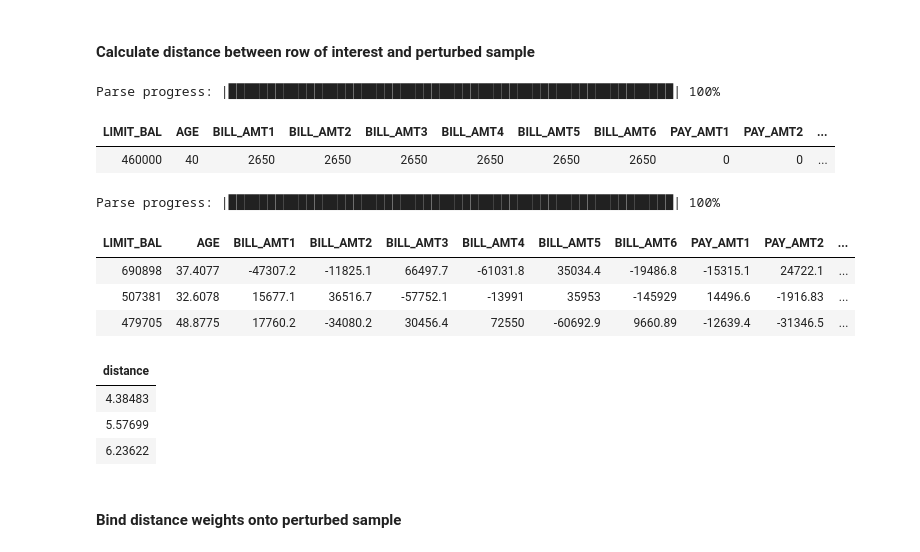
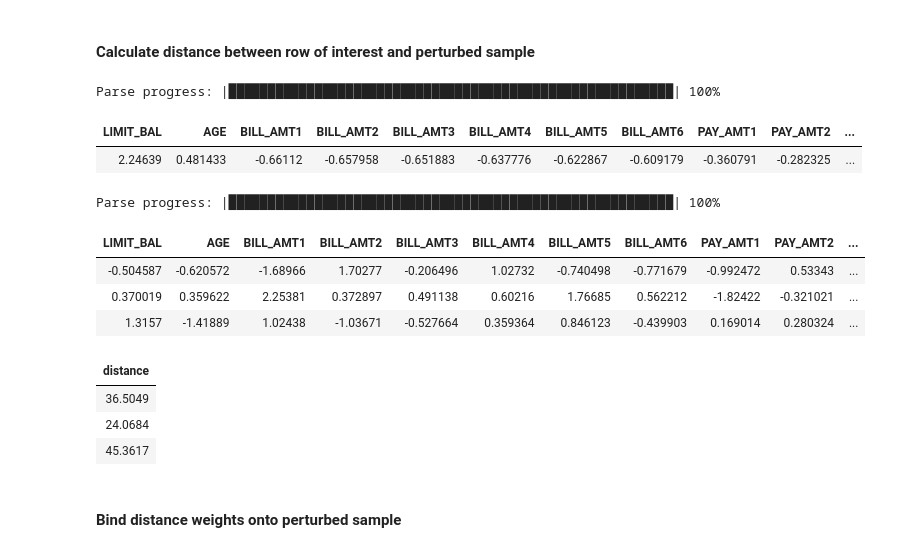
Before and after one commit to jphall663/interpretable_machine_learning_with_python, a Jupyter notebook: lime.ipynb, the cells around one changed output. Saved outputs shown, nothing was run; the diff lists cells and outputs as text; code cells hidden in the pictures.

```diff
--- a/lime.ipynb
+++ b/lime.ipynb
@@ -115,7 +114,7 @@ def recode_cc_data(frame):
         frame: Pandas DataFrame version of UCI credit card default data.
 
     Returns:
-        Pandas DataFrame with recoded values.
+        H2OFrame with recoded values.
 
     """
 
@@ -132,10 +131,10 @@ def recode_cc_data(frame):
     frame['SEX'] = frame['SEX'].apply(lambda i: sex_dict[i])
     frame['EDUCATION'] = frame['EDUCATION'].apply(lambda i: education_dict[i])
     frame['MARRIAGE'] = frame['MARRIAGE'].apply(lambda i: marriage_dict[i])
-    for name in  frame.columns:
+    for name in frame.columns:
         if name in ['PAY_0', 'PAY_2', 'PAY_3', 'PAY_4', 'PAY_5', 'PAY_6']:
             frame[name] = frame[name].apply(lambda i: pay_dict[i])
 
-    return frame
+    return h2o.H2OFrame(frame)
 
 data = recode_cc_data(data)
@@ -144,3 +142,0 @@ data = recode_cc_data(data)
-# %%
-data = h2o.H2OFrame(data)    # convert
-data[y] = data[y].asfactor() # ensure target is handled as a categorical variable
@@ -189,7 +187,6 @@ model = H2OGradientBoostingEstimator(ntrees=150,            # maximum 150 trees
                                      max_depth=4,           # trees can have maximum depth of 4
                                      sample_rate=0.9,       # use 90% of rows in each iteration (tree)
                                      col_sample_rate=0.9,   # use 90% of variables in each iteration (tree)
-                                     balance_classes=True,  # sample to balance 0/1 distribution of target - helps LOCO
                                      stopping_rounds=5,     # stop if validation error does not decrease for 5 iterations (trees)
                                      seed=12345)            # random seed for reproducibility
 
@@ -259,8 +256,17 @@ perturbed_sample.head(n=3)
 # %% [markdown]
 #### Calculate distance between row of interest and perturbed sample
 # %%
-# one-hot encoding for calculating Euclidian distance
-row_df = test[test['ID'] == 22760].as_data_frame()
+# scaling and one-hot encoding for calculating Euclidian distance
+
+# scale numeric
+numeric = list(set(X) - set(['ID', 'SEX', 'EDUCATION', 'MARRIAGE', 'PAY_0', 'PAY_2',
+                             'PAY_3', 'PAY_4', 'PAY_5', 'PAY_6', 'DEFAULT_NEXT_MONTH']))
+
+scaled_test = test.as_data_frame()
+scaled_test[numeric] = (scaled_test[numeric] - scaled_test[numeric].mean())/scaled_test[numeric].std()
+
+# encode categorical
+row_df = scaled_test[scaled_test['ID'] == 22760]
 row_dummies = pd.concat([row_df.drop(['ID', 'SEX', 'EDUCATION', 'MARRIAGE', 'PAY_0', 'PAY_2',
                                    'PAY_3', 'PAY_4', 'PAY_5', 'PAY_6', 'DEFAULT_NEXT_MONTH'], axis=1),
                         pd.get_dummies(row_df[['SEX', 'EDUCATION', 'MARRIAGE', 'PAY_0',
@@ -273,36 +279,40 @@ row_dummies
 # %% [output]
 Parse progress: |█████████████████████████████████████████████████████████| 100%
 | LIMIT_BAL | AGE | BILL_AMT1 | BILL_AMT2 | BILL_AMT3 | BILL_AMT4 | BILL_AMT5 | BILL_AMT6 | PAY_AMT1 | PAY_AMT2 | ... |
-| 460000 | 40 | 2650 | 2650 | 2650 | 2650 | 2650 | 2650 | 0 | 0 | ... |
+| 2.24639 | 0.481433 | -0.66112 | -0.657958 | -0.651883 | -0.637776 | -0.622867 | -0.609179 | -0.360791 | -0.282325 | ... |
 # %%
-# one-hot encoding for calculating Euclidian distance
-perturbed_sample_dummies = pd.concat([perturbed_sample.drop(['SEX', 'EDUCATION', 'MARRIAGE', 'PAY_0', 'PAY_2',
-                                                             'PAY_3', 'PAY_4', 'PAY_5', 'PAY_6'], axis=1),
+# scaling and one-hot encoding for calculating Euclidian distance
+
+# scale
+scaled_perturbed_sample = perturbed_sample[numeric].copy(deep=True)
+scaled_perturbed_sample = (scaled_perturbed_sample - scaled_perturbed_sample.mean())/scaled_perturbed_sample.std()
+
+# encode
+perturbed_sample_dummies = pd.concat([scaled_perturbed_sample,
                                       pd.get_dummies(perturbed_sample[['SEX', 'EDUCATION', 'MARRIAGE', 'PAY_0',
                                                                        'PAY_2', 'PAY_3', 'PAY_4', 'PAY_5', 'PAY_6']])],
                                      axis=1)
 
 # convert to H2OFrame
 perturbed_sample_dummies = h2o.H2OFrame(perturbed_sample_dummies[row_dummies.columns])
 perturbed_sample_dummies.head(rows=3)
 # %% [output]
 Parse progress: |█████████████████████████████████████████████████████████| 100%
 | LIMIT_BAL | AGE | BILL_AMT1 | BILL_AMT2 | BILL_AMT3 | BILL_AMT4 | BILL_AMT5 | BILL_AMT6 | PAY_AMT1 | PAY_AMT2 | ... |
-| 690898 | 37.4077 | -47307.2 | -11825.1 | 66497.7 | -61031.8 | 35034.4 | -19486.8 | -15315.1 | 24722.1 | ... |
-| 507381 | 32.6078 | 15677.1 | 36516.7 | -57752.1 | -13991 | 35953 | -145929 | 14496.6 | -1916.83 | ... |
-| 479705 | 48.8775 | 17760.2 | -34080.2 | 30456.4 | 72550 | -60692.9 | 9660.89 | -12639.4 | -31346.5 | ... |
+| -0.504587 | -0.620572 | -1.68966 | 1.70277 | -0.206496 | 1.02732 | -0.740498 | -0.771679 | -0.992472 | 0.53343 | ... |
+| 0.370019 | 0.359622 | 2.25381 | 0.372897 | 0.491138 | 0.60216 | 1.76685 | 0.562212 | -1.82422 | -0.321021 | ... |
+| 1.3157 | -1.41889 | 1.02438 | -1.03671 | -0.527664 | 0.359364 | 0.846123 | -0.439903 | 0.169014 | 0.280324 | ... |
 # %%
-# calculate distance
+# calculate distance using H2OFrame distance function
 distance = row_dummies.distance(perturbed_sample_dummies, measure='l2').transpose()
 distance.columns = ['distance']          # rename
-distance = distance.scale(center=False)  # scale, all positive
 distance = distance.max() - distance     # lower distances, higher weight in LIME
 distance.head(rows=3)
 # %% [output]
 | distance |
-| 4.38483 |
-| 5.57699 |
-| 6.23622 |
+| 36.5049 |
+| 24.0684 |
+| 45.3617 |
 # %% [markdown]
 #### Bind distance weights onto perturbed sample
 # %%
```
Also changed, not shown: parts of 21 cells of this notebook, 3 other files.
